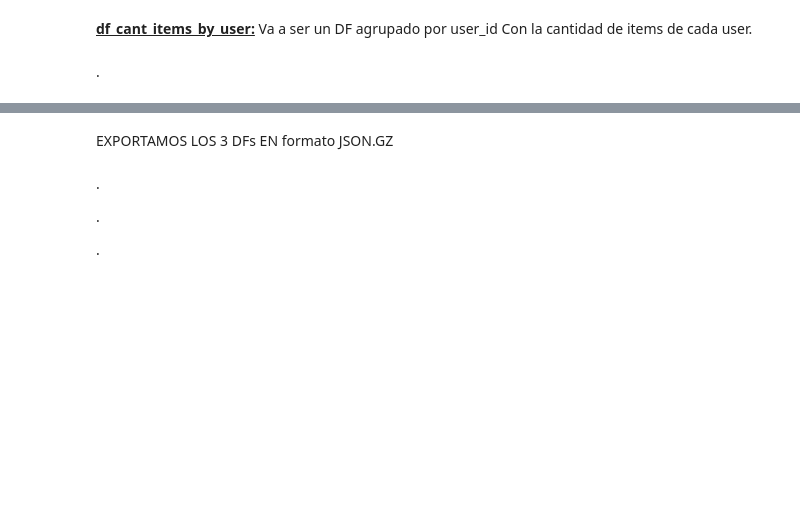
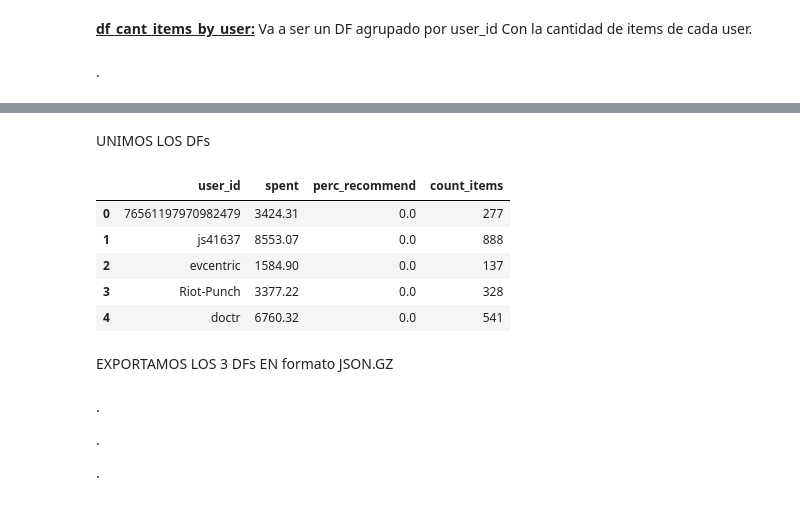
Before and after one commit to fercof87/PI_ML_OPS_MOD_RECOMENDACION, a Jupyter notebook: ETL-EDA-ML.ipynb, the cells around one changed output, grey strips where cells are left out. Drawn from its saved outputs; the diff is of its cells as text; code cells hidden in the pictures; blank space fills up the shorter version.

```diff
--- a/ETL-EDA-ML.ipynb
+++ b/ETL-EDA-ML.ipynb
@@ -1216,3 +1831,24 @@ df_count_items_by_user.head()
+# %% [markdown]
+UNIMOS LOS DFs
+# %%
+# Unir los DataFrames en uno solo usando la columna "user_id" como clave
+df_user_data = df_spent_by_user.merge(df_perc_recommend_by_user, on='user_id', how='outer')
+df_user_data = df_user_data.merge(df_count_items_by_user, on='user_id', how='outer')
+# Eliminar las columnas del DataFrame
+df_user_data = df_user_data.drop(["recommend_0", "recommend_1", "recommend_total"], axis=1)
+#casteamos por las dudas
+df_user_data['spent'] = df_user_data['spent'].astype(float)
+df_user_data['perc_recommend'] = df_user_data['perc_recommend'].astype(float)
+df_user_data['count_items'] = df_user_data['count_items'].astype(int)
+
+df_user_data.head()
+# %% [output]
+|  | user_id | spent | perc_recommend | count_items |
+| 0 | 76561197970982479 | 3424.31 | 0.0 | 277 |
+| 1 | js41637 | 8553.07 | 0.0 | 888 |
+| 2 | evcentric | 1584.90 | 0.0 | 137 |
+| 3 | Riot-Punch | 3377.22 | 0.0 | 328 |
+| 4 | doctr | 6760.32 | 0.0 | 541 |
 # %% [markdown]
 EXPORTAMOS LOS 3 DFs EN formato JSON.GZ
 # %%
```
Also changed, not shown: parts of 153 cells of this notebook, 15 other files.
